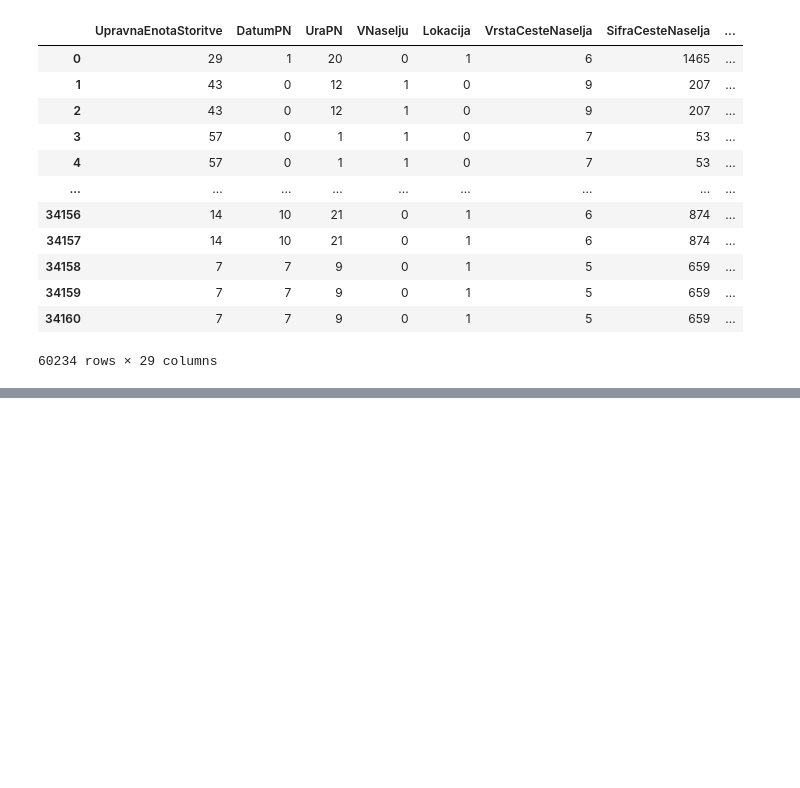
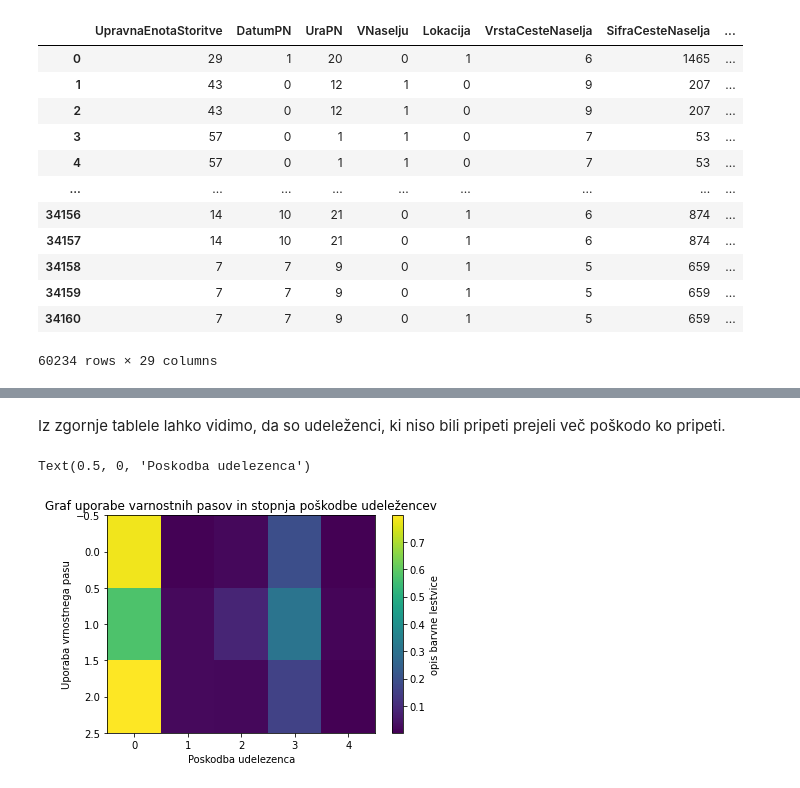
Before and after one commit to urssa/PR21AHJZMPVTBUS, a Jupyter notebook: ocenjevanjeAtributov.ipynb, the cells around one changed output, grey strips where cells are left out. Saved outputs shown, nothing was run; the diff lists cells and outputs as text; code cells hidden in the pictures; blank space fills up the shorter version.

```diff
--- a/ocenjevanjeAtributov.ipynb
+++ b/ocenjevanjeAtributov.ipynb
@@ -329,0 +331,3 @@ Text(0.5, 1.0, 'Graf udeleženci, ki niso so uporabljali varnostni pas in njihov
+# %%
+vranostPas=pd.crosstab(data19.UporabaVarnostnegaPasu,data19.PoskodbaUdelezenca, normalize='index')
+vranostPas
@@ -329,0 +340,15 @@ Text(0.5, 1.0, 'Graf udeleženci, ki niso so uporabljali varnostni pas in njihov
+# %% [markdown]
+Iz zgornje tablele lahko vidimo, da so udeleženci, ki niso bili pripeti prejeli več poškodo ko pripeti.
+# %%
+fig, ax = plt.subplots()
+
+
+im = ax.imshow(vranostPas, origin='upper', aspect='auto', interpolation='None')
+
+fig.colorbar(im, ax=ax, label="opis barvne lestvice")
+ax.set_title("Graf uporabe varnostnih pasov in stopnja poškodbe udeležencev")
+ax.set_ylabel("Uporaba vrnostnega pasu")
+ax.set_xlabel("Poskodba udelezenca")
+# %% [output]
+Text(0.5, 0, 'Poskodba udelezenca')
+[figure, added]
```
Also changed, not shown: parts of 27 cells of this notebook.
